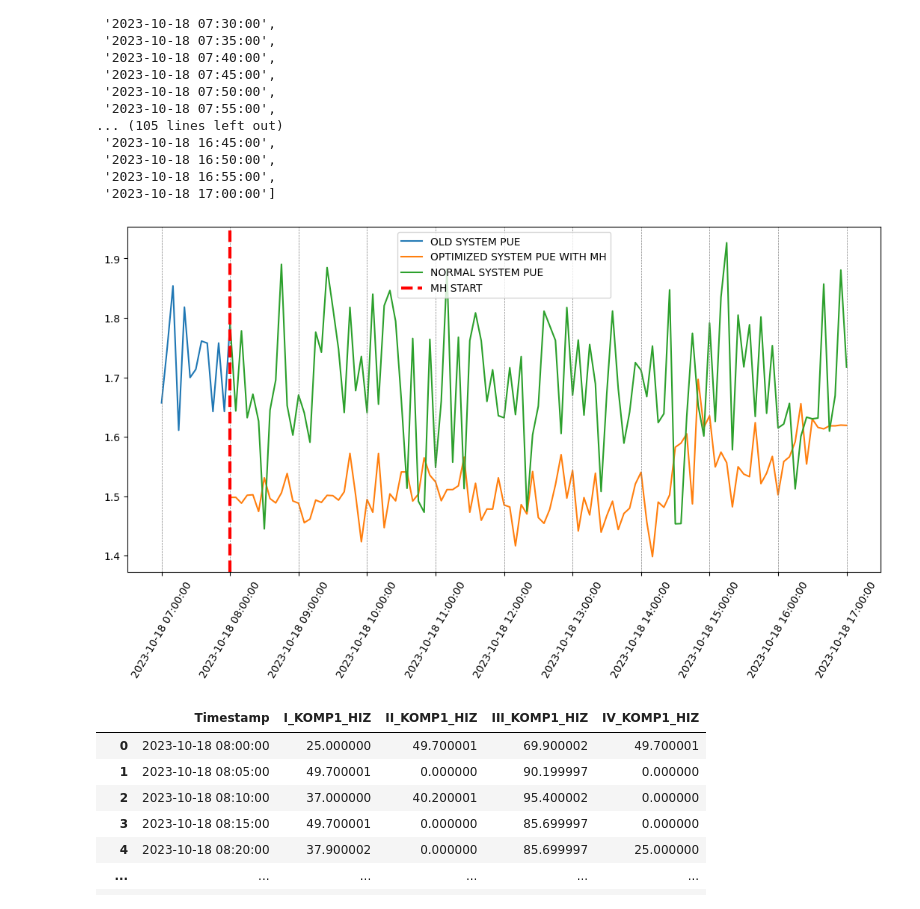
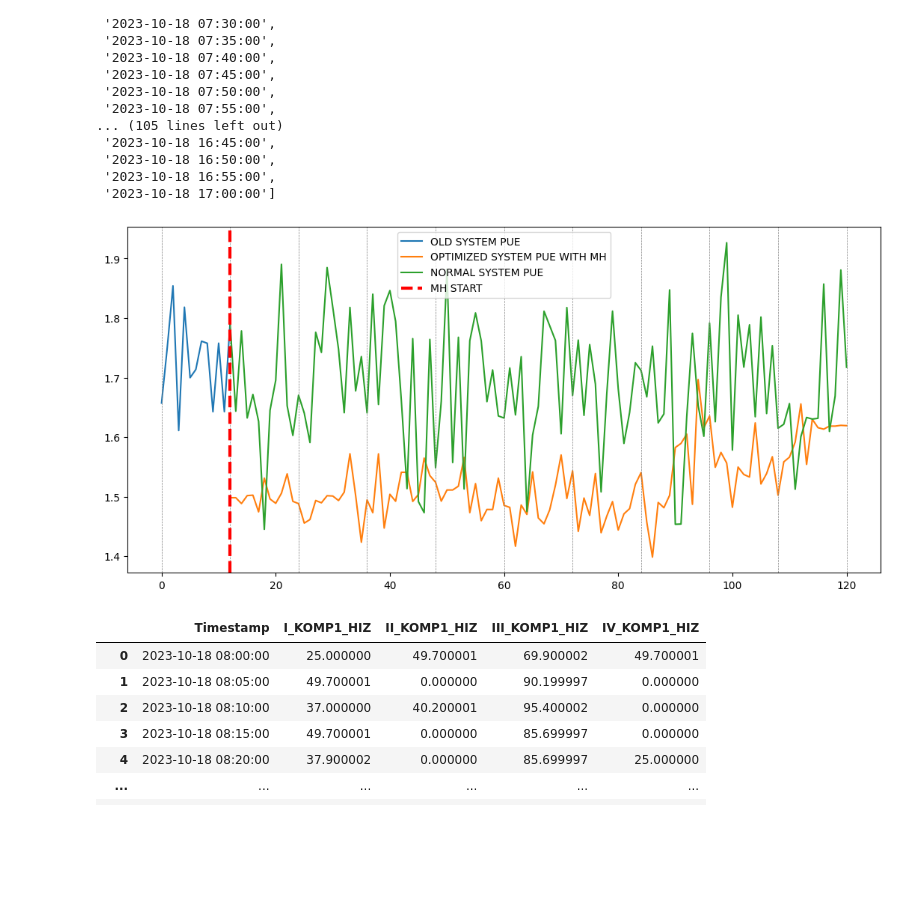
Before and after one commit to boraaktas/INDR491, a Jupyter notebook: jupyter/MH_DATA.ipynb, the cells around one changed output. Drawn from its saved outputs; the diff is of its cells as text; code cells hidden in the pictures; blank space fills up the shorter version.

```diff
--- a/jupyter/MH_DATA.ipynb
+++ b/jupyter/MH_DATA.ipynb
@@ -121,21 +121,21 @@ ALL_TIMESTAMPS
 # %%
 # plot PUE and REAL_PUE columns
 plt.figure(figsize=(13, 6))
 plt.plot(OLD_TIMESTAMP_PUE['PUE'], label='OLD SYSTEM PUE')
 plt.plot(MH_PUE_REAL_PUE['PUE'], label='OPTIMIZED SYSTEM PUE WITH MH')
 plt.plot(MH_PUE_REAL_PUE['REAL_PUE'], label='NORMAL SYSTEM PUE')
 
 # draw vertical line for every 12 data
 for i in range(0, len(ALL_TIMESTAMPS), 12):
     plt.axvline(x=i, color='gray', linestyle='--', linewidth=0.5)
     if i == 12:
         plt.axvline(x=i, color='red', linestyle='--', linewidth=3, label='MH START')
 # put Timestamp as x-axis for every 12 data
-plt.xticks(range(0, len(ALL_TIMESTAMPS), 12), ALL_TIMESTAMPS[::12], rotation=60)
+# plt.xticks(range(0, len(ALL_TIMESTAMPS), 12), ALL_TIMESTAMPS[::12], rotation=60)
 plt.legend()
 plt.show()
 # %% [output]
-[figure, old version]
+[figure, new version]
 # %%
 REAL_HIZ = pd.DataFrame(columns=['Timestamp', 'I_KOMP1_HIZ', 'II_KOMP1_HIZ', 'III_KOMP1_HIZ', 'IV_KOMP1_HIZ'])
 for i in range(len(KS10_MH_DATA)):
```
